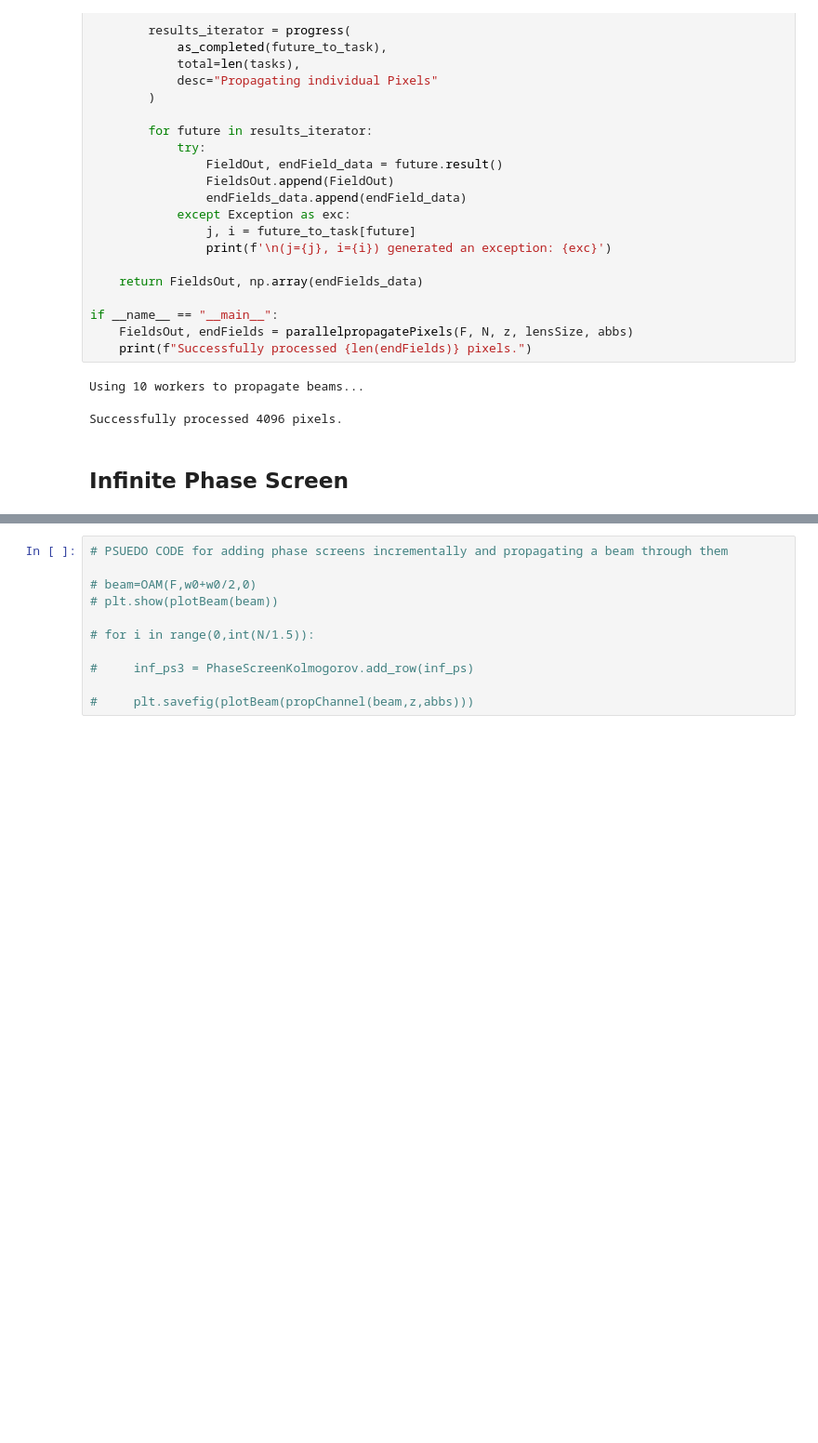
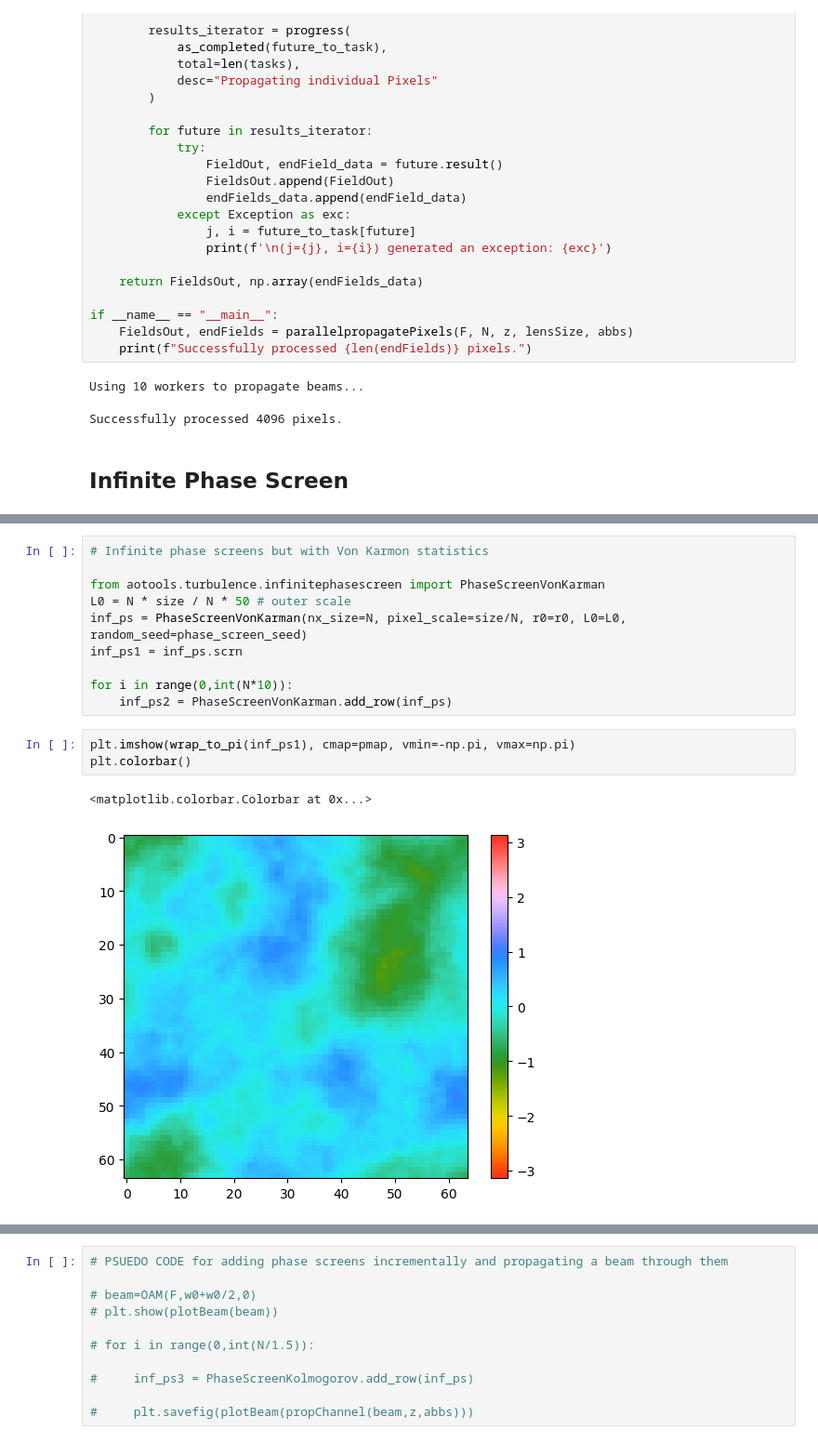
Before and after one commit to LukasScarfe/Eigen, a Jupyter notebook: eigenmodes.ipynb, the cells around one changed output, grey strips where cells are left out. Shown at 93% size. Drawn from its saved outputs; the diff is of its cells as text; blank space fills up the shorter version.

```diff
--- a/eigenmodes.ipynb
+++ b/eigenmodes.ipynb
@@ -267,0 +272,16 @@ plt.colorbar()
+# %%
+# Infinite phase screens but with Von Karmon statistics
+
+from aotools.turbulence.infinitephasescreen import PhaseScreenVonKarman
+L0 = N * size / N * 50 # outer scale
+inf_ps = PhaseScreenVonKarman(nx_size=N, pixel_scale=size/N, r0=r0, L0=L0, random_seed=phase_screen_seed)
+inf_ps1 = inf_ps.scrn
+
+for i in range(0,int(N*10)):
+    inf_ps2 = PhaseScreenVonKarman.add_row(inf_ps)
+# %%
+plt.imshow(wrap_to_pi(inf_ps1), cmap=pmap, vmin=-np.pi, vmax=np.pi)
+plt.colorbar()
+# %% [output]
+<matplotlib.colorbar.Colorbar at 0x...>
+[figure, added]
```
Also changed, not shown: parts of 15 cells of this notebook, 2 other files.
